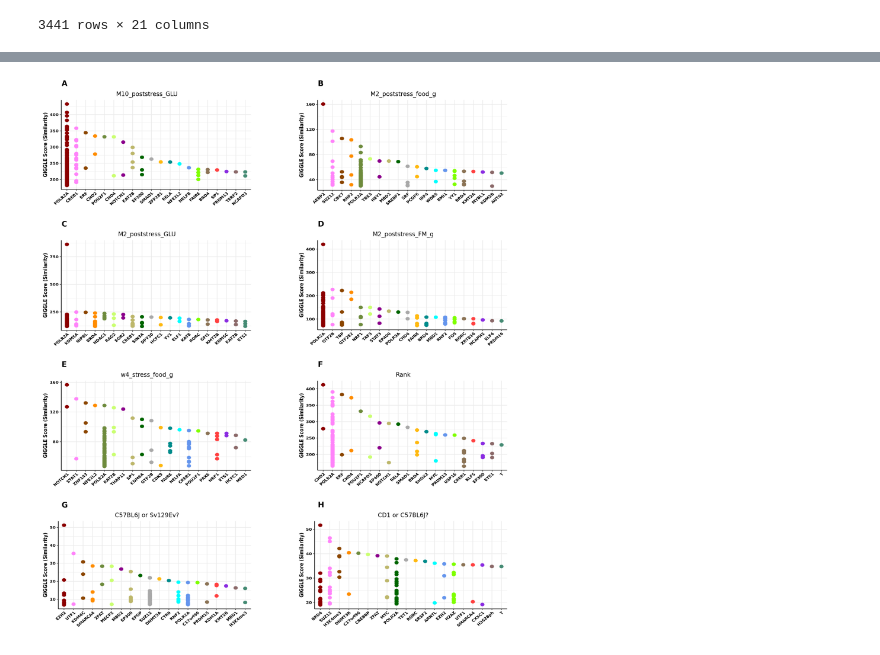
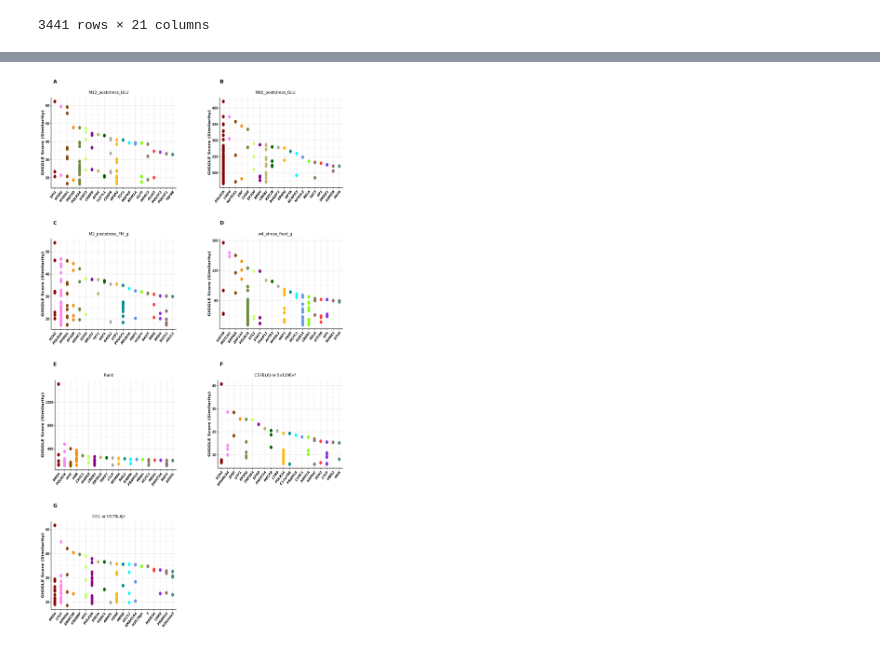
Before and after one commit to SamAndTheSun/pellegrini_temp, a Jupyter notebook: pseudoinverse_model.ipynb, the cells around one changed output, grey strips where cells are left out. Drawn from its saved outputs; the diff is of its cells as text; code cells hidden in the pictures.

Commit message:
made cistrome plots for chosen traits, made original df not modified by filtering

```diff
--- a/pseudoinverse_model.ipynb
+++ b/pseudoinverse_model.ipynb
@@ -123,12 +126,18 @@ trait_vals
 | cg48343860_TC21 | 0.746729 | -0.000192 | 0.536841 | 0.000833 | ... |
 3441 rows × 21 columns
 # %%
-#get unfiltered probe set
+#get unfiltered probe set using the previously selected traits
+
+trait_data_2 = pd.DataFrame()
+for column in trait_pvals: #for each of the final traits
+    trait_data_2[column] = trait_data.T[column]
+
+trait_data_2 = trait_data_2.T
 
 is_filtered = False
-trait_vals, trait_pvals, trait_coef = pinv_dropmin(f_trait_data, meth_data, thresh,
+trait_vals, trait_pvals, trait_coef = pinv_dropmin(trait_data_2, meth_data, 0.01,
                                                    find_meth=True, plot_results=False,
-                                                   to_filter_meth=is_filtered, meth_filter_thresh=meth_filter_thresh);
+                                                   to_filter_meth=is_filtered);
 # %%
 #find gene associations of probes via GREAT
 
@@ -161,13 +170,13 @@ trait_vals
 # %%
 #get cistrome plots using unfiltered probes (so a larger set to select from)
 
 %matplotlib inline
 
 #this is trial and error, unfortunately
 fig_w = 2800
-fig_h = 6600
+fig_h = 5000
 
 #generate cistrome plots by trait
 get_cistrome(trait_vals, fig_w, fig_h)
 # %% [output]
-[figure, old version]
+[figure, new version]
```
Also changed, not shown: parts of 2 cells of this notebook, 1 other file.
